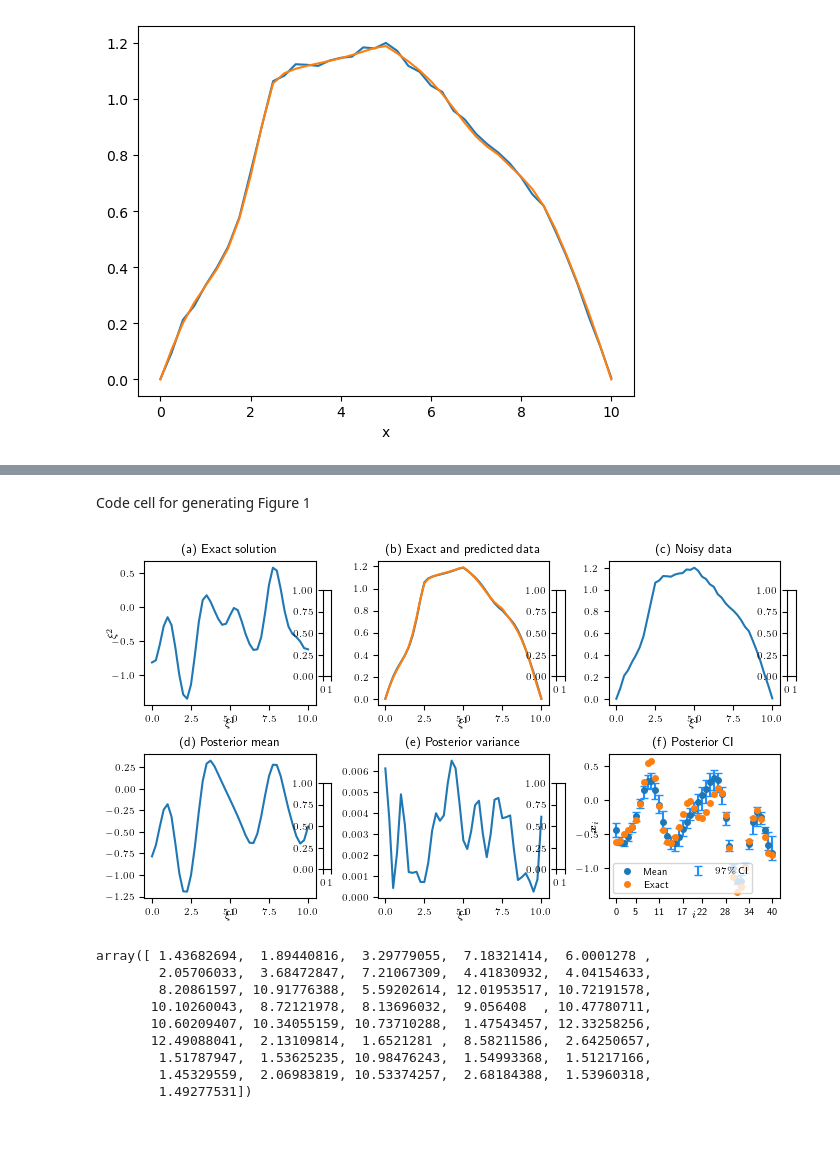
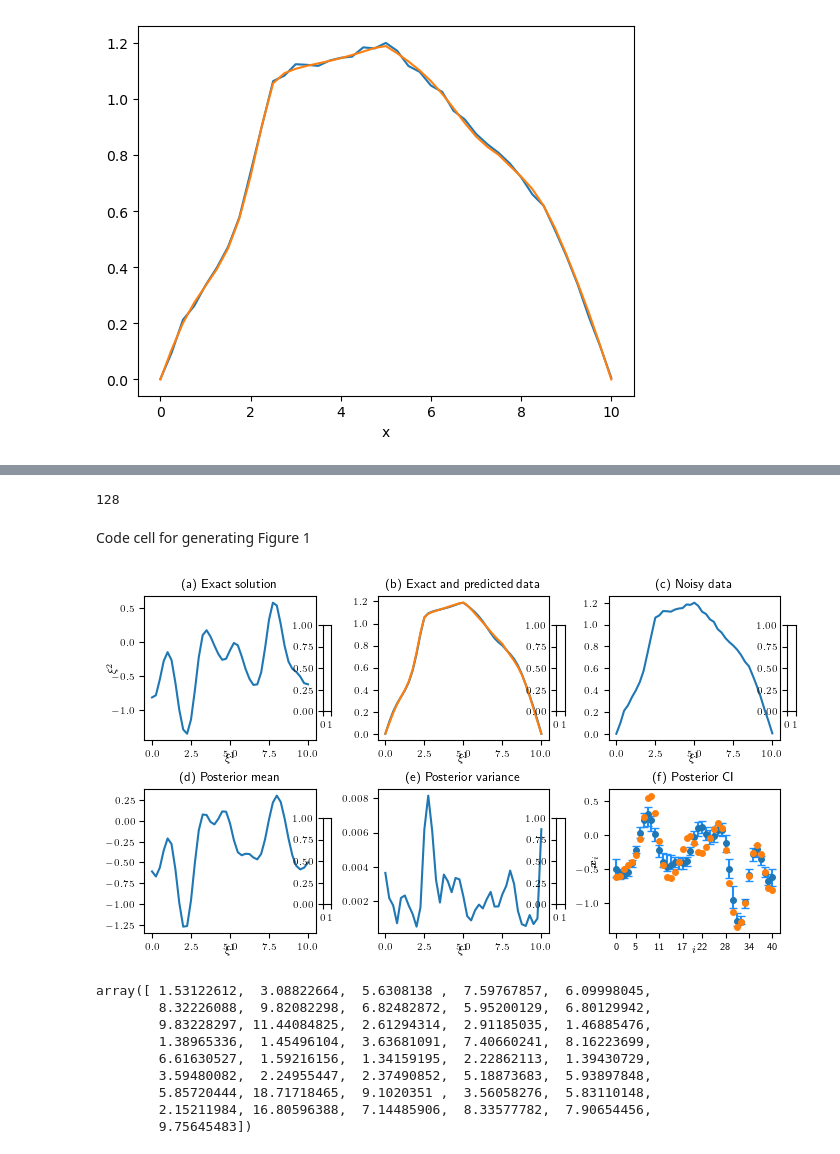
Before and after one commit to CUQI-DTU/Paper-Implicit, a Jupyter notebook: pde_myula/intro_example_Poisson.ipynb, the cells around one changed output, grey strips where cells are left out. Cells and saved outputs as stored; diff of their text form; code cells hidden in the pictures.

Commit message:
working case for NUTS 1D from zero initial condition, and verify gradient

```diff
--- a/pde_myula/intro_example_Poisson.ipynb
+++ b/pde_myula/intro_example_Poisson.ipynb
@@ -198,15 +238,32 @@ posterior = BP.posterior()
 #sampler = cuqi.sampler.NUTS(posterior, max_depth=4, x0=np.zeros(G_domain.par_dim)+.001)
 #sampler = cuqi.sampler.ULA(posterior, x0=np.zeros(G_domain.par_dim)+.001, scale=0.00000005)
 # np.zeros(G_domain.par_dim)+.001
+
 initial_point = np.zeros(G_domain.par_dim) # x_true.to_numpy()
-sampler = cuqi.experimental.mcmc.PCN(posterior, initial_point=initial_point, scale=0.05)#, max_depth=10, scale=0.005)
-Ns = 2500
-Nb = 600
-Nb_extra = 0
+#initial_point = 0.5*map_x.to_numpy()
+
+#sampler = cuqi.experimental.mcmc.PCN(posterior, initial_point=initial_point, scale=0.05)#, max_depth=10, scale=0.005)
+sampler_choice = "NUTS"
+if sampler_choice == "NUTS":
+    sampler = cuqi.experimental.mcmc.NUTS(posterior, initial_point=initial_point, max_depth=5, step_size=1e-3)
+    Ns = 400
+    Nb = 20 #20
+elif sampler_choice == "MALA":
+    sampler = cuqi.experimental.mcmc.MALA(posterior, initial_point=initial_point, scale=2.1e-7)
+    Ns = 1000
+    Nb = 20
+
+elif sampler_choice == "ULA":
+    sampler = cuqi.experimental.mcmc.ULA(posterior, initial_point=initial_point, scale=2.1e-7)
+    Ns = 100
+    Nb = 20
+
+
 _ = sampler.warmup(Nb)
 _ = sampler.sample(Ns)
 
 
 #posterior_samples = sampler.sample_adapt(100, Nb=10)
 # %%
+Nb_extra = 80
 posterior_samples = sampler.get_samples().burnthin(Nb+Nb_extra)
@@ -216,0 +288,4 @@ sampler.scale
+# %%
+2**7
+# %% [output]
+128
@@ -335,46 +412,48 @@ if physical_dim == 2:
     cb.locator = ticker.MaxNLocator(nbins=4)
     plt.ylabel('$\\xi^2$')
     plt.gca().yaxis.labelpad = -5
 plt.xlabel('$\\xi^1$')
 plt.gca().xaxis.labelpad = -5
 plt.gca().set_title('(e) Posterior variance')
 
 # (f)
 plt.sca(axs[1,2])
 lci = posterior_samples.plot_ci(
     97, exact=x_true, plot_par=True, markersize=SMALL_SIZE-3)
 lci[0].set_label("Mean")
 lci[1].set_label("Exact")
 lci[2].set_label("$97\\%$ CI")
 #plt.ylim(-5, 3)
 plt.legend(ncols=2)
 plt.ylabel(r'$\bm{x}_i$')
 plt.gca().yaxis.labelpad = -5
 plt.gca().yaxis.set_label_coords( -0.06, 0.5)
 plt.xlabel('$i$')
 plt.gca().xaxis.labelpad = -5
 plt.gca().set_title('(f) Posterior CI')
 n_ticks = 8
 num_var = posterior_samples.geometry.par_dim
 tick_ids = np.linspace(0, num_var-1, n_ticks, dtype=int)
 plt.xticks(tick_ids, tick_ids)
+# switch legend off
+plt.gca().legend().set_visible(False)
 
 # Save the figure
 plt.savefig(fig_file, bbox_inches='tight', pad_inches=0.01, dpi=1200)
 # %% [output]
-[figure, old version]
+[figure, new version]
 # %%
 posterior_samples.compute_ess()
 # %% [output]
-array([ 1.43682694,  1.89440816,  3.29779055,  7.18321414,  6.0001278 ,
-        2.05706033,  3.68472847,  7.21067309,  4.41830932,  4.04154633,
-        8.20861597, 10.91776388,  5.59202614, 12.01953517, 10.72191578,
-       10.10260043,  8.72121978,  8.13696032,  9.056408  , 10.47780711,
-       10.60209407, 10.34055159, 10.73710288,  1.47543457, 12.33258256,
-       12.49088041,  2.13109814,  1.6521281 ,  8.58211586,  2.64250657,
-        1.51787947,  1.53625235, 10.98476243,  1.54993368,  1.51217166,
-        1.45329559,  2.06983819, 10.53374257,  2.68184388,  1.53960318,
-        1.49277531])
+array([ 1.53122612,  3.08822664,  5.6308138 ,  7.59767857,  6.09998045,
+        8.32226088,  9.82082298,  6.82482872,  5.95200129,  6.80129942,
+        9.83228297, 11.44084825,  2.61294314,  2.91185035,  1.46885476,
+        1.38965336,  1.45496104,  3.63681091,  7.40660241,  8.16223699,
+        6.61630527,  1.59216156,  1.34159195,  2.22862113,  1.39430729,
+        3.59480082,  2.24955447,  2.37490852,  5.18873683,  5.93897848,
+        5.85720444, 18.71718465,  9.1020351 ,  3.56058276,  5.83110148,
+        2.15211984, 16.80596388,  7.14485906,  8.33577782,  7.90654456,
+        9.75645483])
 # %%
 posterior_samples.plot_trace()
 # %% [output]
```
Also changed, not shown: parts of 15 cells of this notebook.
